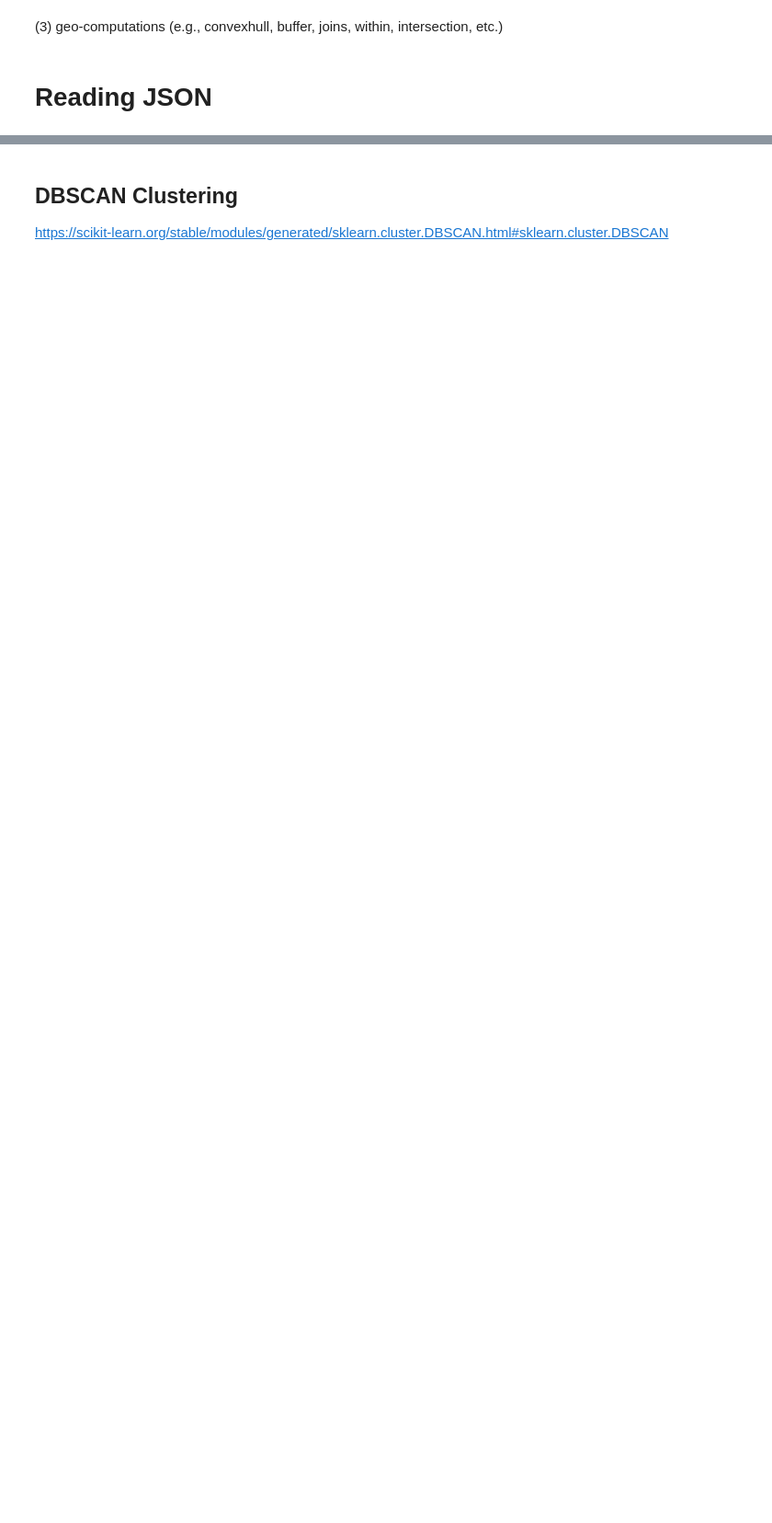
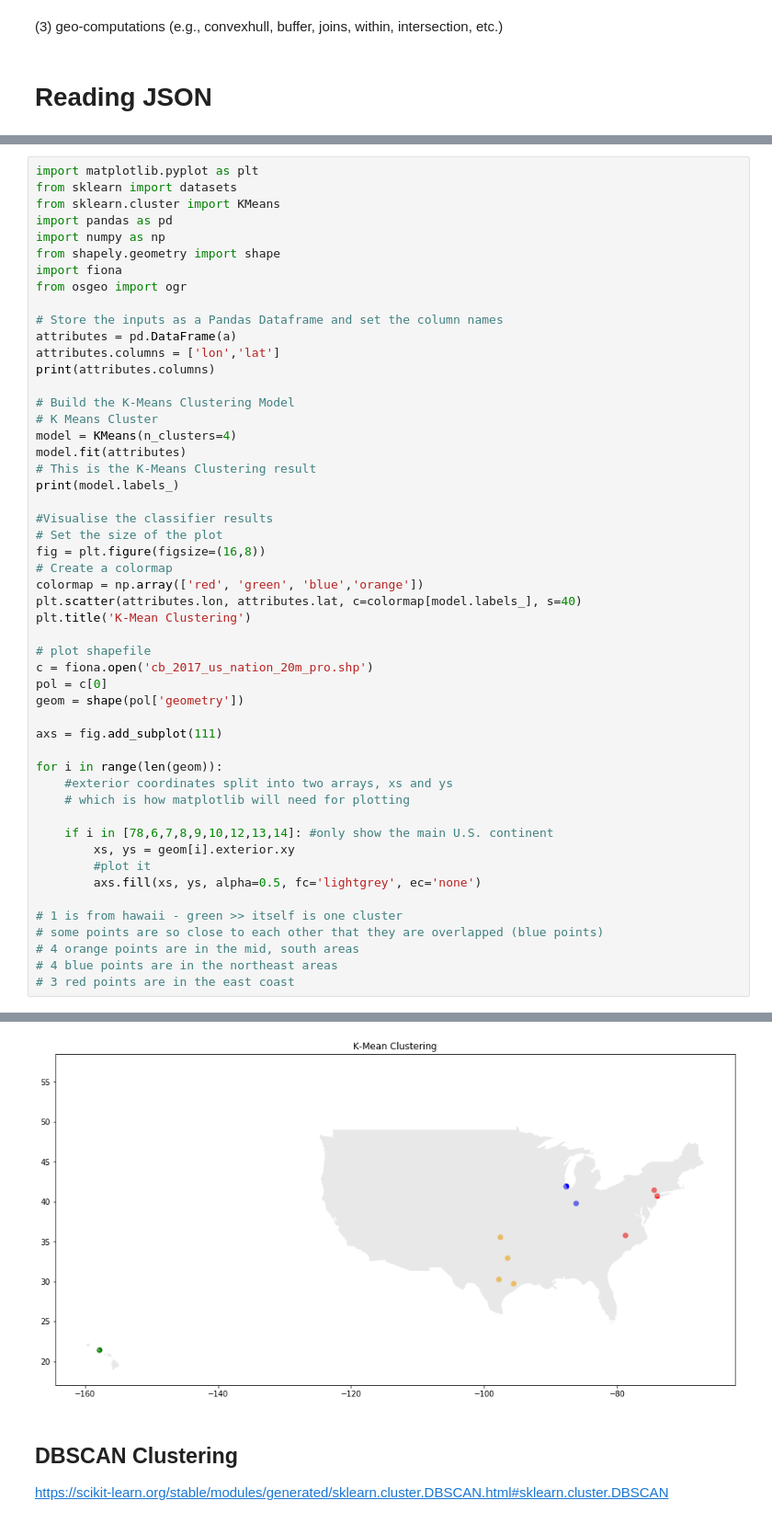
Before and after one commit to meiliuwu/Spatiotemporal-Data-Analysis-Visualization, a Jupyter notebook: Scikit-learn-clustering/K-Means_and_DBSCAN.ipynb, the cells around one changed output, grey strips where cells are left out. Shown: that part at 92% size. Cells and saved outputs as stored; diff of their text form; blank space fills up the shorter version.

```diff
--- a/Scikit-learn-clustering/K-Means_and_DBSCAN.ipynb
+++ b/Scikit-learn-clustering/K-Means_and_DBSCAN.ipynb
@@ -312,0 +402,52 @@ Text(0.5,1,'K-Mean Clustering')
+# %%
+import matplotlib.pyplot as plt
+from sklearn import datasets
+from sklearn.cluster import KMeans
+import pandas as pd
+import numpy as np
+from shapely.geometry import shape
+import fiona
+from osgeo import ogr
+
+# Store the inputs as a Pandas Dataframe and set the column names
+attributes = pd.DataFrame(a)
+attributes.columns = ['lon','lat']
+print(attributes.columns)
+
+# Build the K-Means Clustering Model
+# K Means Cluster
+model = KMeans(n_clusters=4)
+model.fit(attributes)
+# This is the K-Means Clustering result
+print(model.labels_)
+
+#Visualise the classifier results
+# Set the size of the plot
+fig = plt.figure(figsize=(16,8))
+# Create a colormap
+colormap = np.array(['red', 'green', 'blue','orange'])
+plt.scatter(attributes.lon, attributes.lat, c=colormap[model.labels_], s=40)
+plt.title('K-Mean Clustering')
+
+# plot shapefile
+c = fiona.open('cb_2017_us_nation_20m_pro.shp')
+pol = c[0]
+geom = shape(pol['geometry'])
+
+axs = fig.add_subplot(111)
+
+for i in range(len(geom)):
+    #exterior coordinates split into two arrays, xs and ys
+    # which is how matplotlib will need for plotting
+
+    if i in [78,6,7,8,9,10,12,13,14]: #only show the main U.S. continent
+        xs, ys = geom[i].exterior.xy
+        #plot it
+        axs.fill(xs, ys, alpha=0.5, fc='lightgrey', ec='none')
+
+# 1 is from hawaii - green >> itself is one cluster
+# some points are so close to each other that they are overlapped (blue points)
+# 4 orange points are in the mid, south areas
+# 4 blue points are in the northeast areas
+# 3 red points are in the east coast
+# %% [output]
@@ -313,3 +456,4 @@ Text(0.5,1,'K-Mean Clustering')
+[figure, added]
 # %% [markdown]
 ## DBSCAN Clustering
 https://scikit-learn.org/stable/modules/generated/sklearn.cluster.DBSCAN.html#sklearn.cluster.DBSCAN
```
Also changed, not shown: parts of 60 cells of this notebook, 11 other files.
